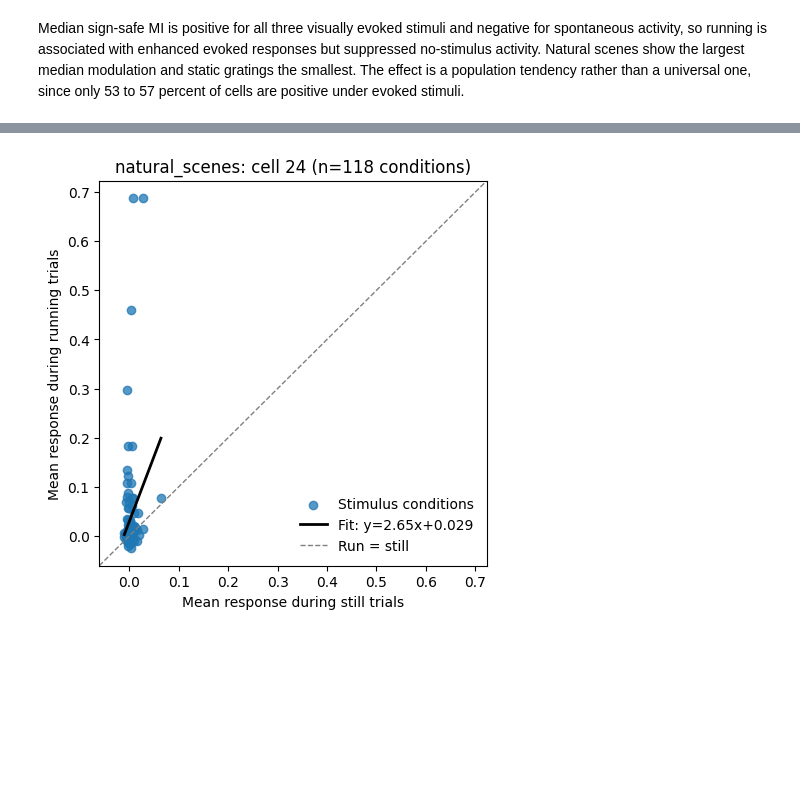
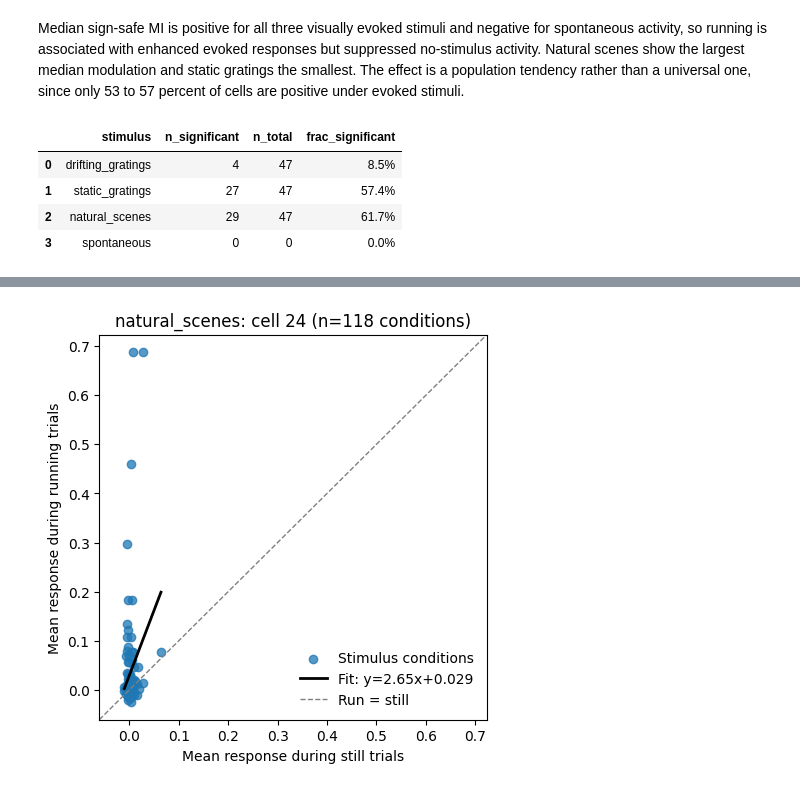
Before and after one commit to ZhidongZhang96/NDS-V1-RunningNaturalMod, a Jupyter notebook: visual_coding_B.ipynb, the cells around one changed output, grey strips where cells are left out. Cells and saved outputs as stored; diff of their text form; code cells hidden in the pictures; blank space fills up the shorter version.

```diff
--- a/visual_coding_B.ipynb
+++ b/visual_coding_B.ipynb
@@ -304,2 +270,27 @@ mi_safe_table
 # %% [markdown]
 Median sign-safe MI is positive for all three visually evoked stimuli and negative for spontaneous activity, so running is associated with enhanced evoked responses but suppressed no-stimulus activity. Natural scenes show the largest median modulation and static gratings the smallest. The effect is a population tendency rather than a universal one, since only 53 to 57 percent of cells are positive under evoked stimuli.
+# %%
+# --- Run t-test and identify significantly modulated neurons ---
+alpha = 0.05
+sig_rows = []
+for stimulus in STIMULI:
+    pvals = modulation_results[stimulus].t_pval
+    finite_idx = np.isfinite(pvals)
+    n_sig = int((pvals[finite_idx] < alpha).sum())
+    n_total = int(finite_idx.sum())
+    frac_sig = n_sig / n_total if n_total > 0 else 0.0
+    sig_rows.append({
+        "stimulus": stimulus,
+        "n_significant": n_sig,
+        "n_total": n_total,
+        "frac_significant": f"{100*frac_sig:.1f}%",
+    })
+
+sig_df = pd.DataFrame(sig_rows)
+sig_df
+# %% [output]
+|  | stimulus | n_significant | n_total | frac_significant |
+| 0 | drifting_gratings | 4 | 47 | 8.5% |
+| 1 | static_gratings | 27 | 47 | 57.4% |
+| 2 | natural_scenes | 29 | 47 | 61.7% |
+| 3 | spontaneous | 0 | 0 | 0.0% |
```
Also changed, not shown: parts of 36 cells of this notebook, 4 other files.
